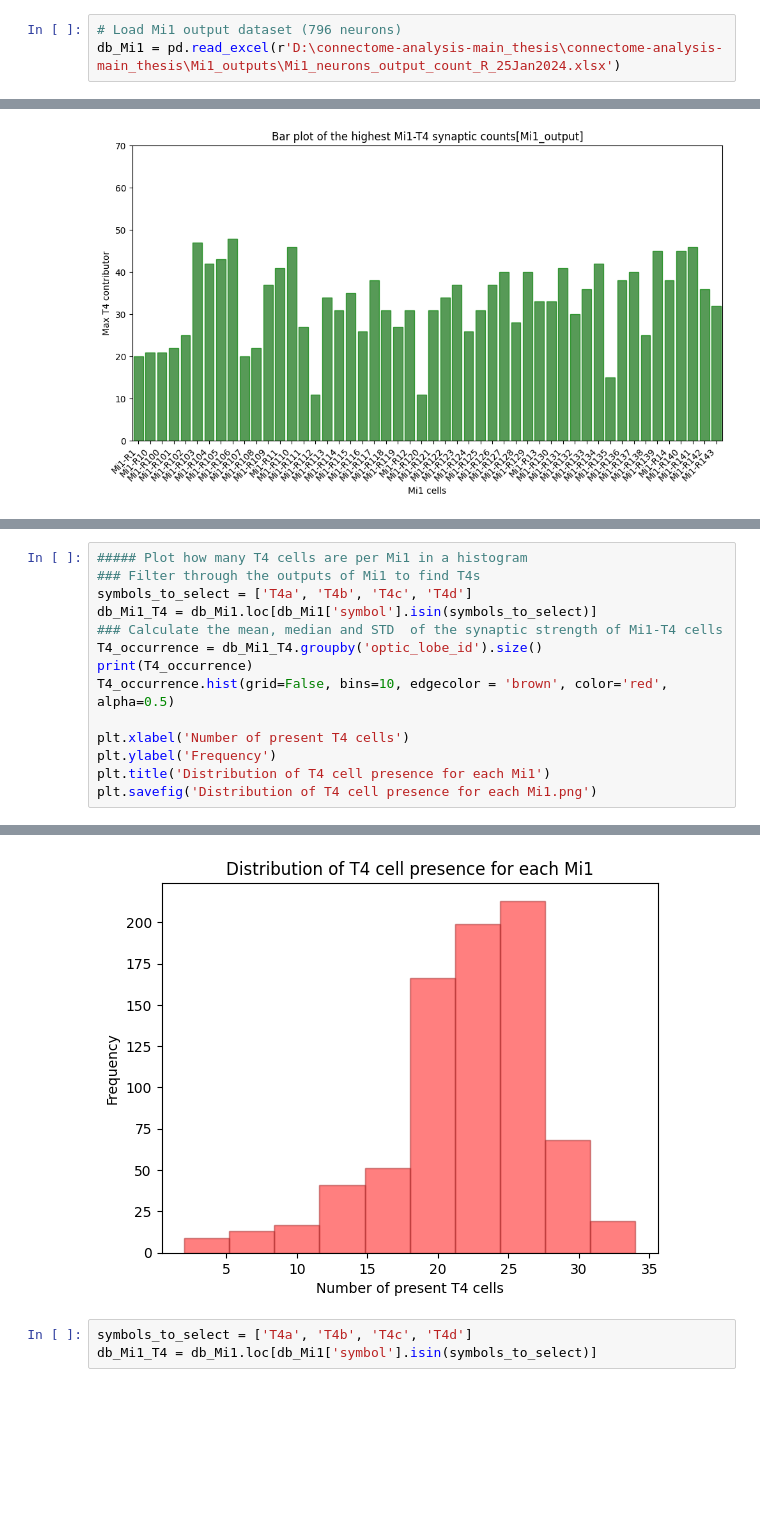
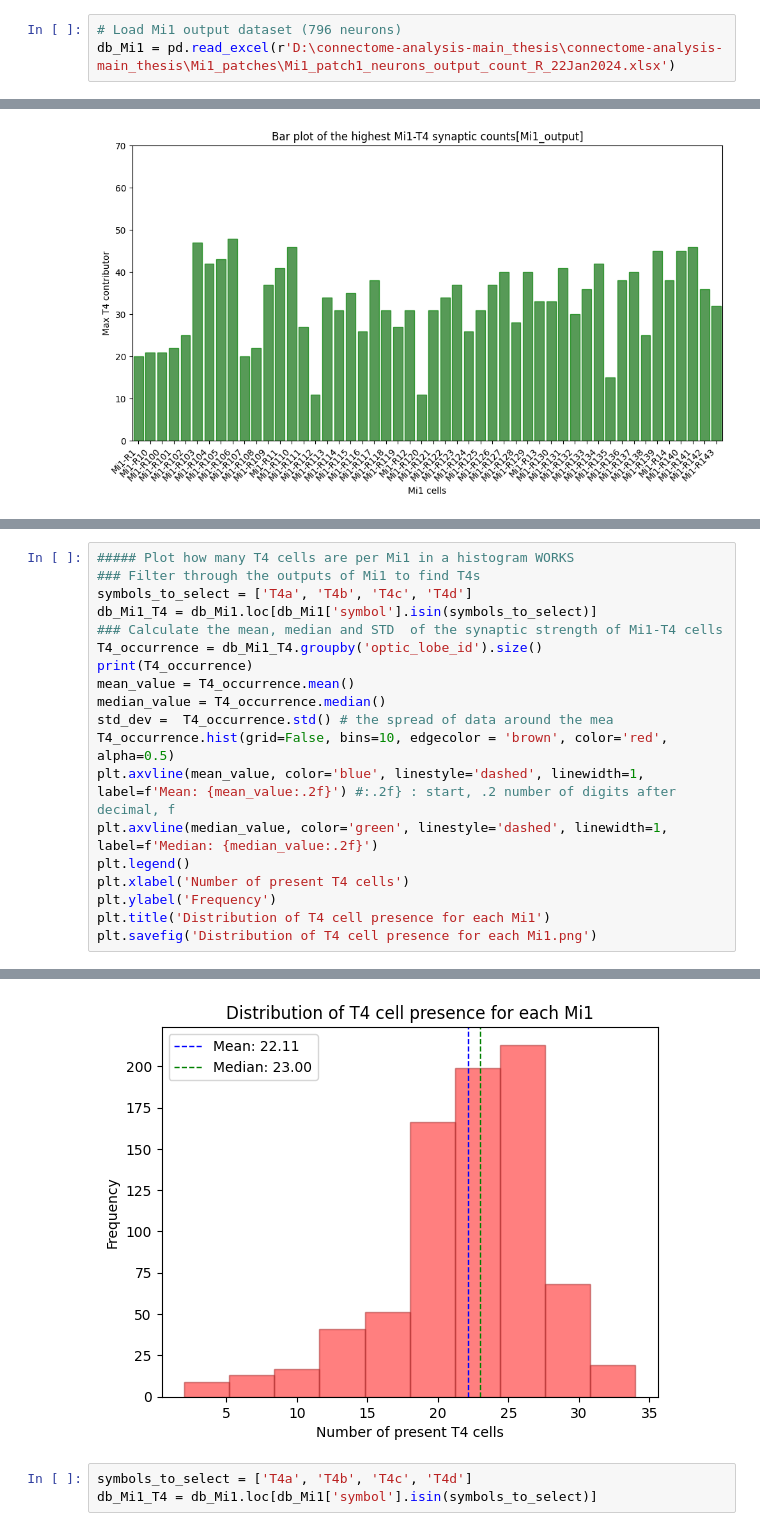
Before and after one commit to mariaioan/T4-connectome-analysis, a Jupyter notebook: proofreading-tables/maria_data_analysis.ipynb, the cells around one changed output, grey strips where cells are left out. Drawn from its saved outputs; the diff is of its cells as text; blank space fills up the shorter version.

```diff
--- a/proofreading-tables/maria_data_analysis.ipynb
+++ b/proofreading-tables/maria_data_analysis.ipynb
@@ -829,7 +935,7 @@ len(set(t4_list_code))
 ### Mi1 analysis (T4 as postsynaptic, Mi1_ouput)
 # %%
 # Load Mi1 output dataset (796 neurons)
-db_Mi1 = pd.read_excel(r'D:\connectome-analysis-main_thesis\connectome-analysis-main_thesis\Mi1_outputs\Mi1_neurons_output_count_R_25Jan2024.xlsx')
+db_Mi1 = pd.read_excel(r'D:\connectome-analysis-main_thesis\connectome-analysis-main_thesis\Mi1_patches\Mi1_patch1_neurons_output_count_R_22Jan2024.xlsx')
 # %%
 symbols_to_select = ['T4a', 'T4b', 'T4c', 'T4d']
 db_Mi1_T4 = db_Mi1.loc[db_Mi1['symbol'].isin(symbols_to_select)]
@@ -1178,34 +1284,39 @@ Mi1-R99     6
 Length: 792, dtype: int64
 [figure]
 # %%
-##### Plot how many T4 cells are per Mi1 in a histogram
+##### Plot how many T4 cells are per Mi1 in a histogram WORKS
 ### Filter through the outputs of Mi1 to find T4s
 symbols_to_select = ['T4a', 'T4b', 'T4c', 'T4d']
 db_Mi1_T4 = db_Mi1.loc[db_Mi1['symbol'].isin(symbols_to_select)]
 ### Calculate the mean, median and STD  of the synaptic strength of Mi1-T4 cells
 T4_occurrence = db_Mi1_T4.groupby('optic_lobe_id').size()
 print(T4_occurrence)
+mean_value = T4_occurrence.mean()
+median_value = T4_occurrence.median()
+std_dev =  T4_occurrence.std() # the spread of data around the mea
 T4_occurrence.hist(grid=False, bins=10, edgecolor = 'brown', color='red', alpha=0.5)
-
+plt.axvline(mean_value, color='blue', linestyle='dashed', linewidth=1, label=f'Mean: {mean_value:.2f}') #:.2f} : start, .2 number of digits after decimal, f
+plt.axvline(median_value, color='green', linestyle='dashed', linewidth=1, label=f'Median: {median_value:.2f}')
+plt.legend()
 plt.xlabel('Number of present T4 cells')
 plt.ylabel('Frequency')
 plt.title('Distribution of T4 cell presence for each Mi1')
 plt.savefig('Distribution of T4 cell presence for each Mi1.png')
 # %% [output]
 optic_lobe_id
 Mi1-R1      20
 Mi1-R10     14
 Mi1-R100    17
 Mi1-R101    25
 Mi1-R102    19
             ..
 Mi1-R95      5
 Mi1-R96     28
 Mi1-R97      8
 Mi1-R98     26
 Mi1-R99     25
 Length: 796, dtype: int64
-[figure, old version]
+[figure, new version]
 # %%
 symbols_to_select = ['T4a', 'T4b', 'T4c', 'T4d']
 db_Mi1_T4 = db_Mi1.loc[db_Mi1['symbol'].isin(symbols_to_select)]
```
Also changed, not shown: parts of 13 cells of this notebook.
